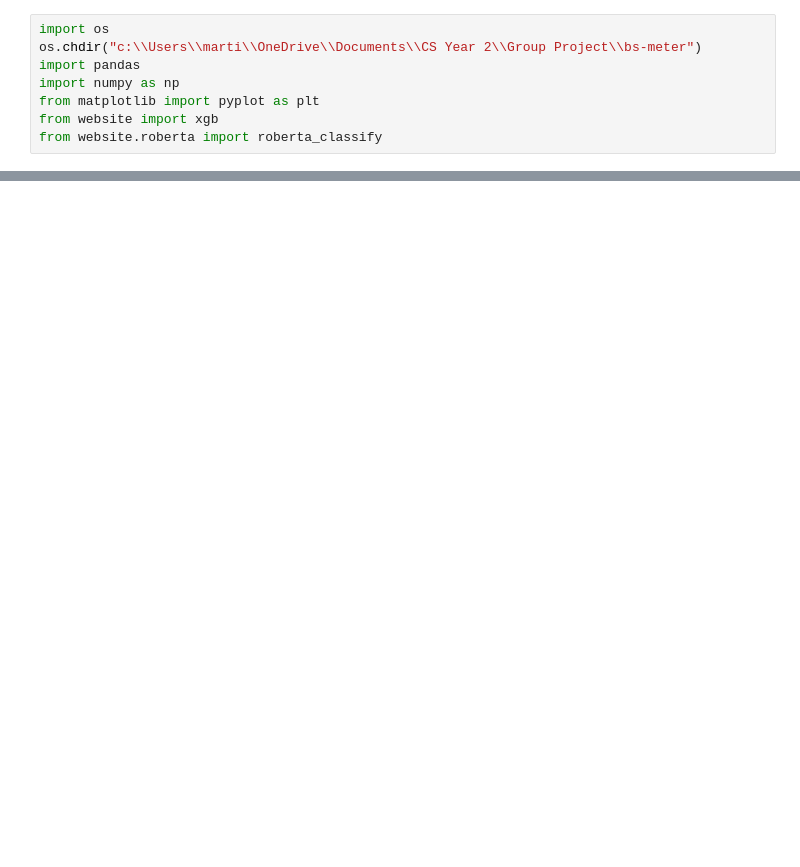
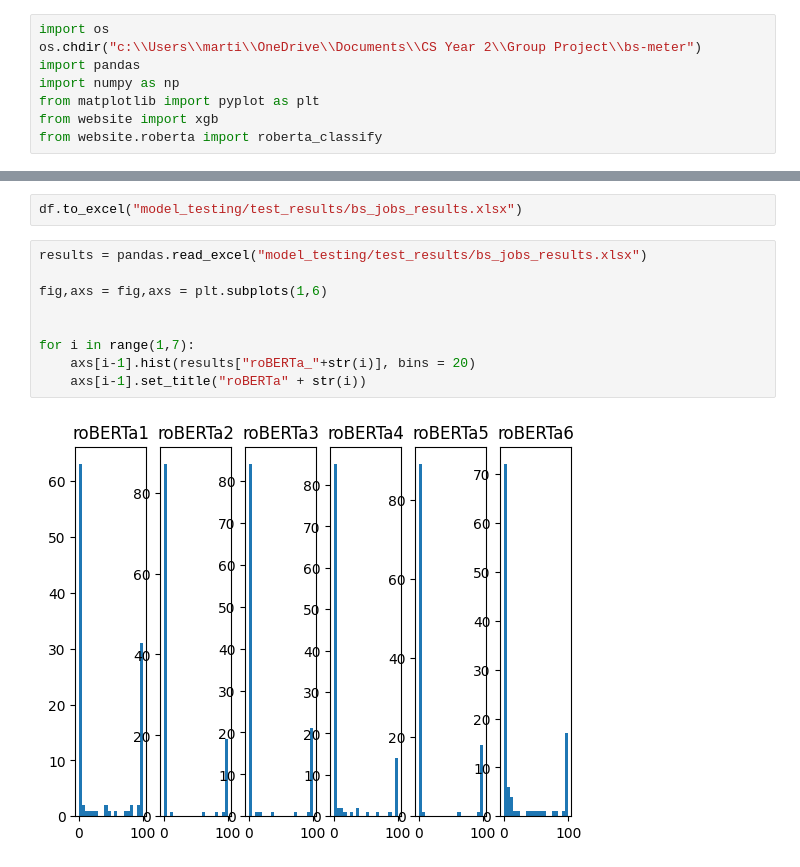
Before and after one commit to The-H4CKER/bs-meter, a Jupyter notebook: model_testing/bs_jobs_test.ipynb, the cells around one changed output, grey strips where cells are left out. Saved outputs shown, nothing was run; the diff lists cells and outputs as text; blank space fills up the shorter version.

Commit message:
added plots for distribution of confidence scores

```diff
--- a/model_testing/bs_jobs_test.ipynb
+++ b/model_testing/bs_jobs_test.ipynb
@@ -38,0 +47,13 @@ plt.show()
+# %%
+df.to_excel("model_testing/test_results/bs_jobs_results.xlsx")
+# %%
+results = pandas.read_excel("model_testing/test_results/bs_jobs_results.xlsx")
+
+fig,axs = fig,axs = plt.subplots(1,6)
+
+
+for i in range(1,7):
+    axs[i-1].hist(results["roBERTa_"+str(i)], bins = 20)
+    axs[i-1].set_title("roBERTa" + str(i))
+# %% [output]
+[figure, added]
```
Also changed, not shown: parts of 3 cells of this notebook, 2 other files.
